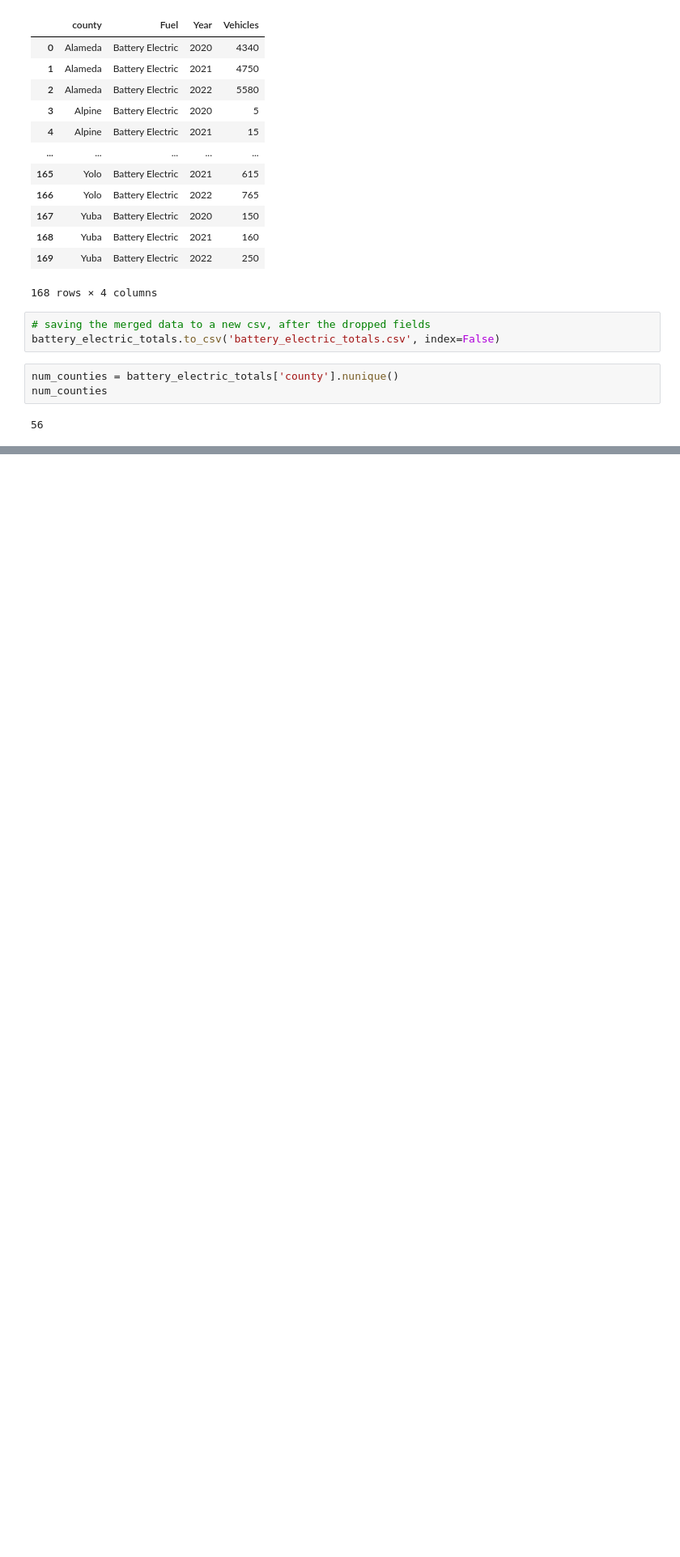
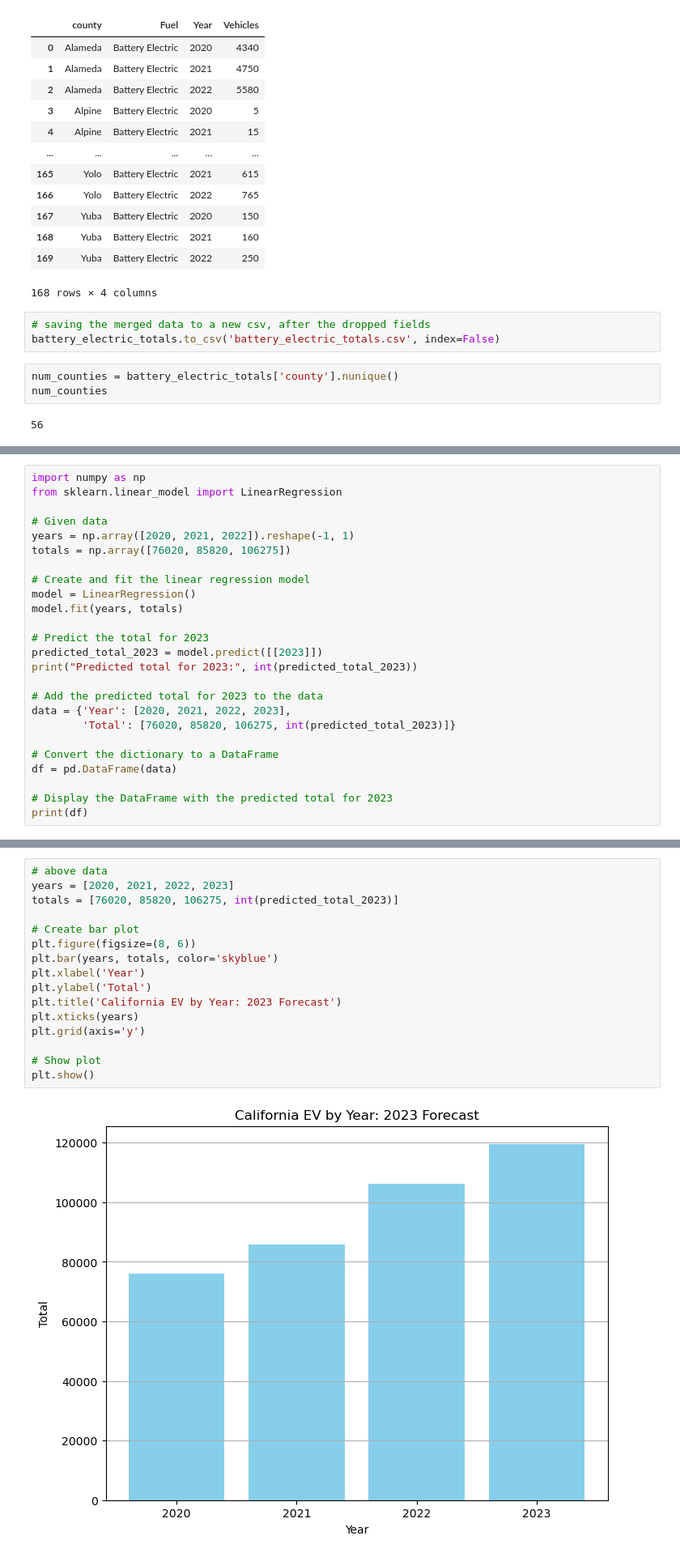
Before and after one commit to JaredWillson/group_9_project_1, a Jupyter notebook: Ginaupdates.ipynb, the cells around one changed output, grey strips where cells are left out. Shown at 81% size. Saved outputs shown, nothing was run; the diff lists cells and outputs as text; blank space fills up the shorter version.

```diff
--- a/Ginaupdates.ipynb
+++ b/Ginaupdates.ipynb
@@ -217,0 +305,25 @@ num_counties
+# %%
+import numpy as np
+from sklearn.linear_model import LinearRegression
+
+# Given data
+years = np.array([2020, 2021, 2022]).reshape(-1, 1)
+totals = np.array([76020, 85820, 106275])
+
+# Create and fit the linear regression model
+model = LinearRegression()
+model.fit(years, totals)
+
+# Predict the total for 2023
+predicted_total_2023 = model.predict([[2023]])
+print("Predicted total for 2023:", int(predicted_total_2023))
+
+# Add the predicted total for 2023 to the data
+data = {'Year': [2020, 2021, 2022, 2023],
+        'Total': [76020, 85820, 106275, int(predicted_total_2023)]}
+
+# Convert the dictionary to a DataFrame
+df = pd.DataFrame(data)
+
+# Display the DataFrame with the predicted total for 2023
+print(df)
@@ -217,0 +337,18 @@ num_counties
+# %%
+# above data
+years = [2020, 2021, 2022, 2023]
+totals = [76020, 85820, 106275, int(predicted_total_2023)]
+
+# Create bar plot
+plt.figure(figsize=(8, 6))
+plt.bar(years, totals, color='skyblue')
+plt.xlabel('Year')
+plt.ylabel('Total')
+plt.title('California EV by Year: 2023 Forecast')
+plt.xticks(years)
+plt.grid(axis='y')
+
+# Show plot
+plt.show()
+# %% [output]
+[figure, added]
```
Also changed, not shown: parts of 6 cells of this notebook.
